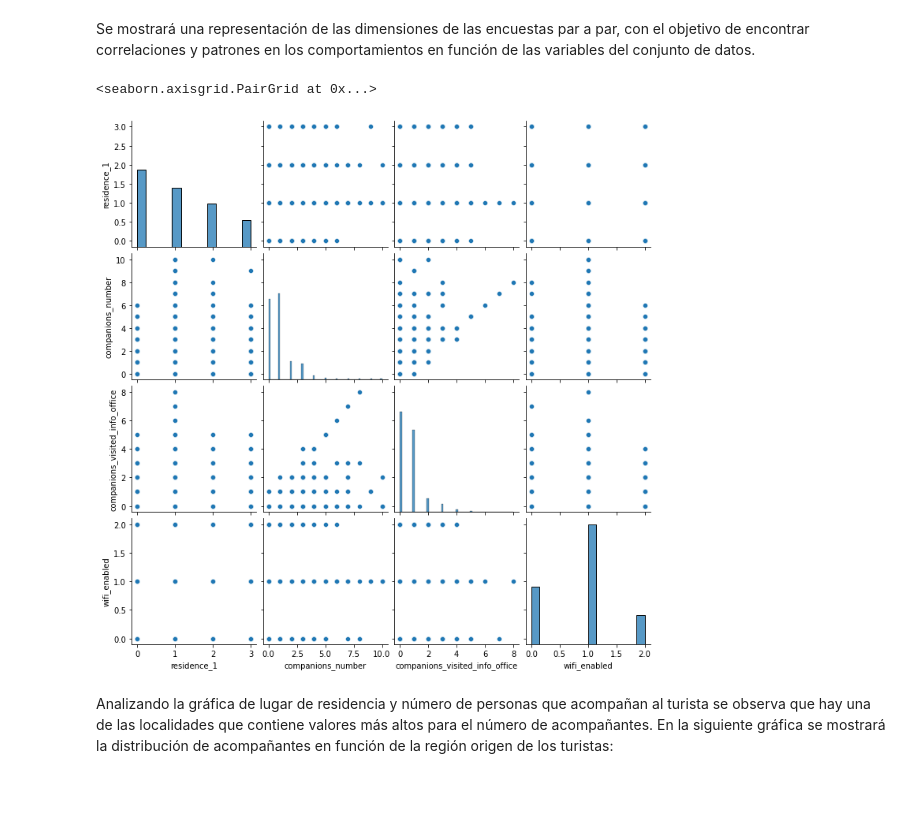
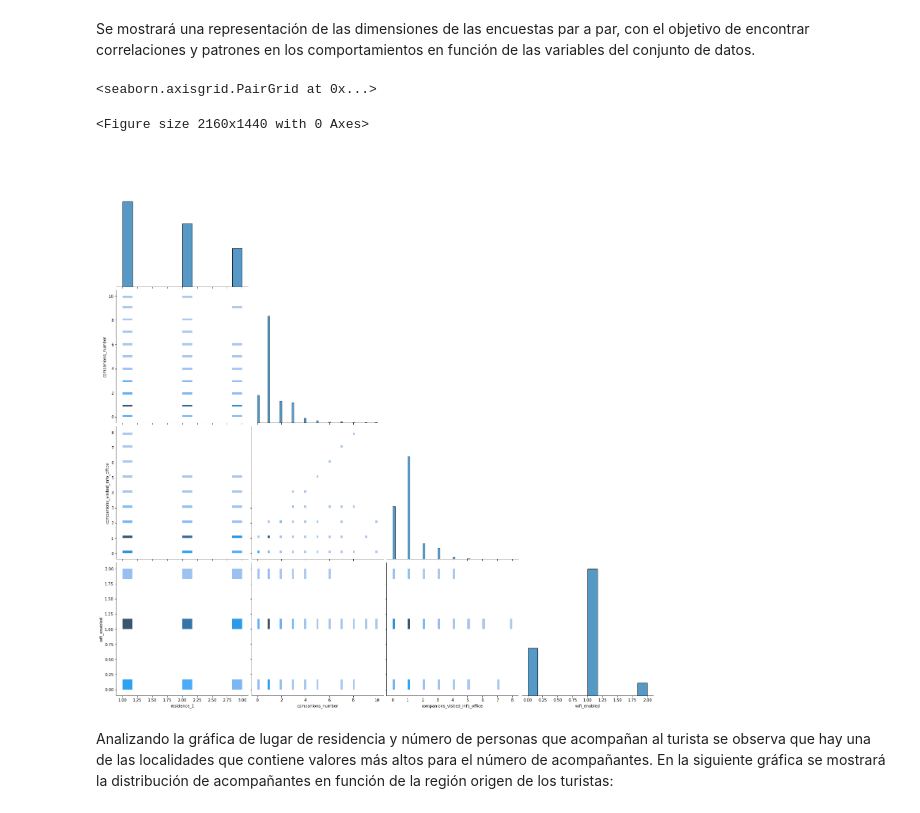
Before and after one commit to luperezsal/AlcoiTourist, a Jupyter notebook: Proyecto3_2.ipynb, the cells around one changed output. Cells and saved outputs as stored; diff of their text form; code cells hidden in the pictures.

Commit message:
[REFACTOR] Increment pairplot histogram size

```diff
--- a/Proyecto3_2.ipynb
+++ b/Proyecto3_2.ipynb
@@ -210,21 +209,25 @@ Se mostrará una representación de las dimensiones de las encuestas par a par,
 # %%
 wifi_replace = {'No': 0,
                 'Sí': 1,
                 'No entiendo la pregunta': 2
                }
 residence_replace = {'Alcoi': 0,
                      'Comunidad Valenciana': 1,
                      'España': 2,
                      'Internacional': 3
                    }
 quiz_aux_df = quiz_df.copy()
 quiz_aux_df['wifi_enabled'].replace(wifi_replace, inplace = True)
 quiz_aux_df['residence_1'].replace(residence_replace, inplace = True)
 
-sns.pairplot(quiz_aux_df)
+quiz_aux_df = quiz_aux_df[quiz_aux_df['residence_1'] != 0]
+
+plt.figure(figsize=(30, 20))
+sns.pairplot(quiz_aux_df, kind="hist", corner = True, height = 5)
 # %% [output]
 <seaborn.axisgrid.PairGrid at 0x...>
+<Figure size 2160x1440 with 0 Axes>
-[figure, old version]
+[figure, new version]
 # %% [markdown]
 Analizando la gráfica de lugar de residencia y número de personas que acompañan al turista se observa que hay una de las localidades que contiene valores más altos para el número de acompañantes. En la siguiente gráfica se mostrará la distribución de acompañantes en función de la región origen de los turistas:
 # %%
```
Also changed, not shown: parts of 4 cells of this notebook.
